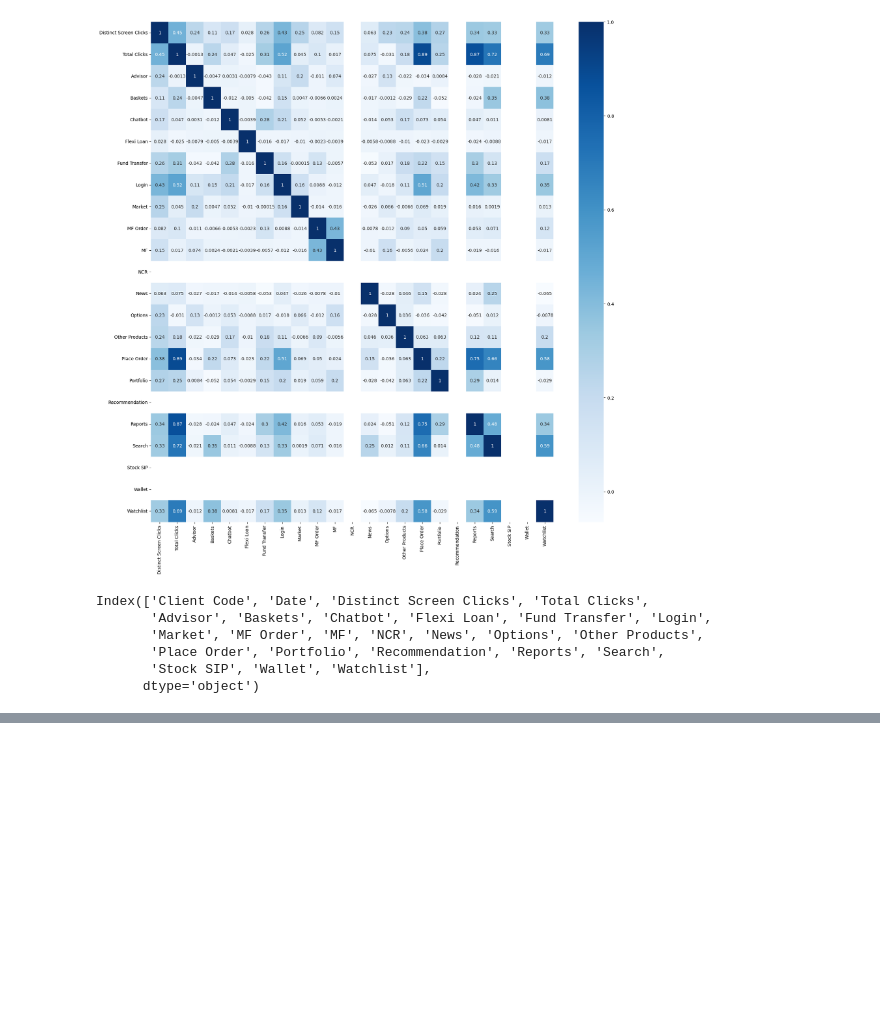
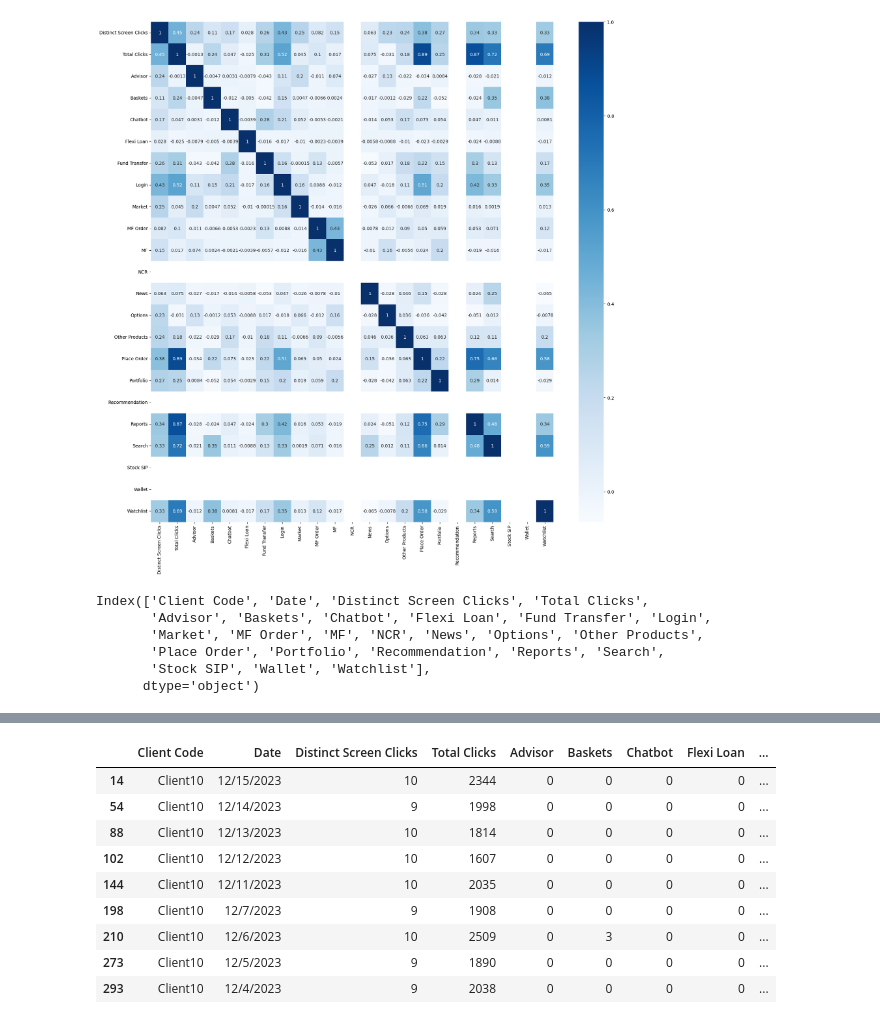
Before and after one commit to Krobo224/Alltius, a Jupyter notebook: a2.ipynb, the cells around one changed output, grey strips where cells are left out. Cells and saved outputs as stored; diff of their text form; code cells hidden in the pictures; blank space fills up the shorter version.

```diff
--- a/a2.ipynb
+++ b/a2.ipynb
@@ -182,0 +370,8 @@ Index(['Client Code', 'Date', 'Distinct Screen Clicks', 'Total Clicks',
+# %%
+aggregated_data = new_trade_data.groupby(['Client Code', 'Date']).agg({
+    'Quantity Bought': 'sum',
+    'Quantity Sold': 'sum'
+}).reset_index()
+# %%
+aggregated_data['Total Acitivity'] = aggregated_data['Quantity Bought'] + aggregated_data['Quantity Sold']
+aggregated_data.drop(columns=['Quantity Bought', 'Quantity Sold'], inplace=True)
@@ -182,0 +430,13 @@ Index(['Client Code', 'Date', 'Distinct Screen Clicks', 'Total Clicks',
+# %%
+data[data['Client Code'] == 'Client10']
+# %% [output]
+|  | Client Code | Date | Distinct Screen Clicks | Total Clicks | Advisor | Baskets | Chatbot | Flexi Loan | ... |
+| 14 | Client10 | 12/15/2023 | 10 | 2344 | 0 | 0 | 0 | 0 | ... |
+| 54 | Client10 | 12/14/2023 | 9 | 1998 | 0 | 0 | 0 | 0 | ... |
+| 88 | Client10 | 12/13/2023 | 10 | 1814 | 0 | 0 | 0 | 0 | ... |
+| 102 | Client10 | 12/12/2023 | 10 | 1607 | 0 | 0 | 0 | 0 | ... |
+| 144 | Client10 | 12/11/2023 | 10 | 2035 | 0 | 0 | 0 | 0 | ... |
+| 198 | Client10 | 12/7/2023 | 9 | 1908 | 0 | 0 | 0 | 0 | ... |
+| 210 | Client10 | 12/6/2023 | 10 | 2509 | 0 | 3 | 0 | 0 | ... |
+| 273 | Client10 | 12/5/2023 | 9 | 1890 | 0 | 0 | 0 | 0 | ... |
+| 293 | Client10 | 12/4/2023 | 9 | 2038 | 0 | 0 | 0 | 0 | ... |
```
Also changed, not shown: parts of 52 cells of this notebook, 1 other file.
